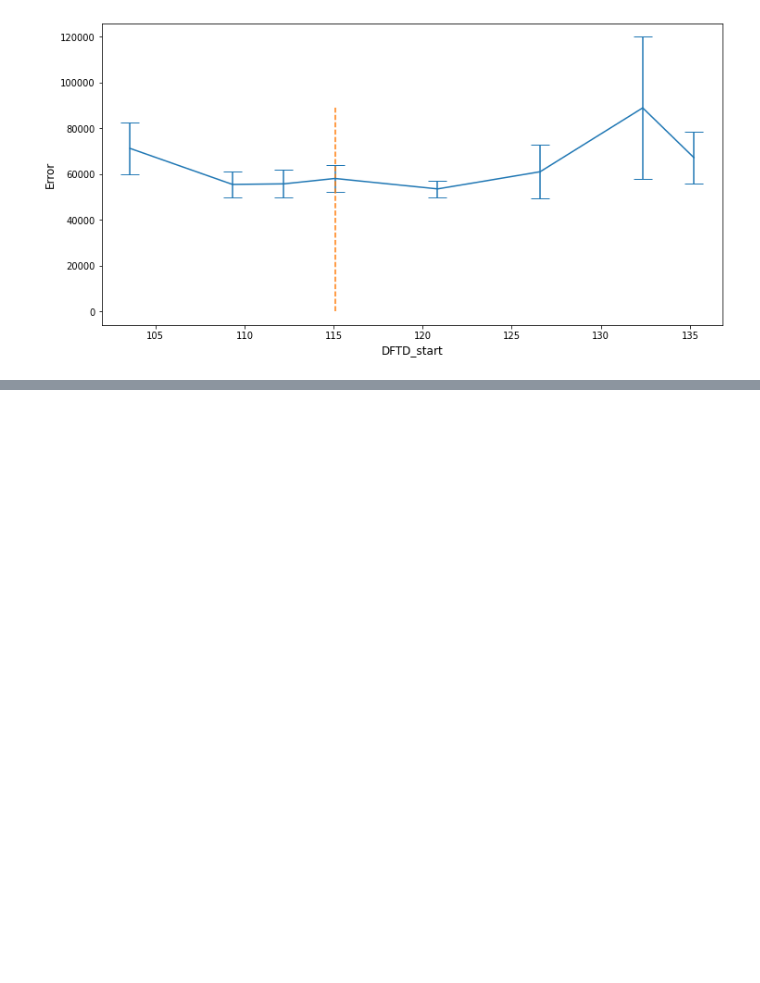
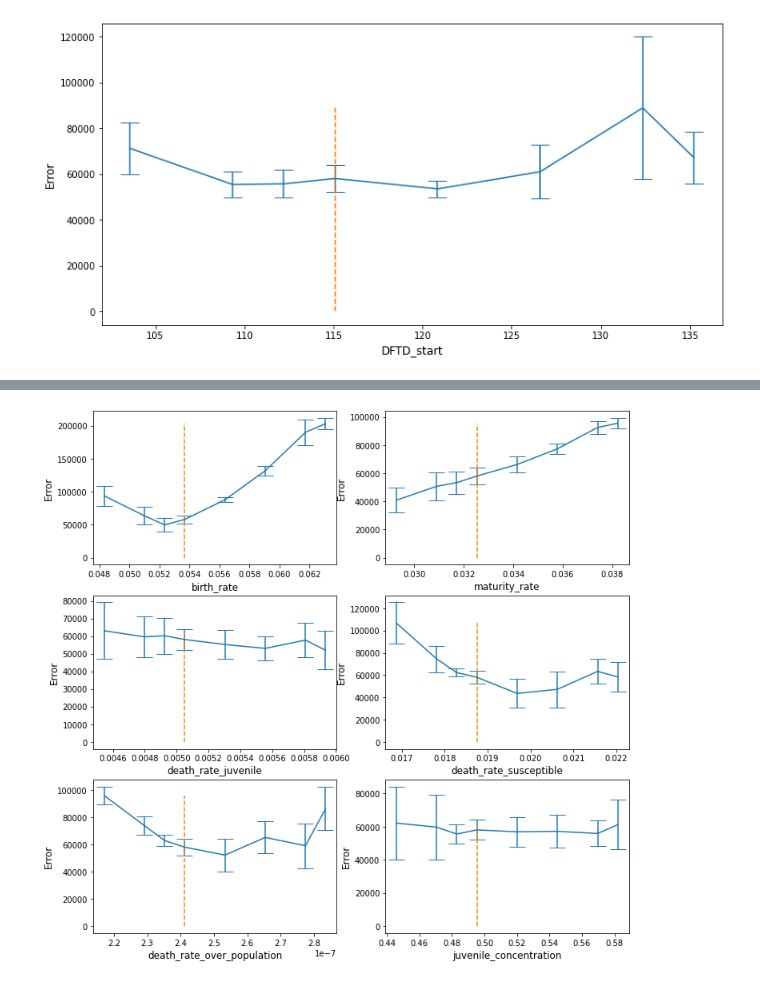
Before and after one commit to StochSS/devils_dftd_modeling, a Jupyter notebook: Remote Simulation Parameter Sweeps.ipynb, the cells around one changed output, grey strips where cells are left out. Saved outputs shown, nothing was run; the diff lists cells and outputs as text; code cells hidden in the pictures; blank space fills up the shorter version.

```diff
--- a/Remote Simulation Parameter Sweeps.ipynb
+++ b/Remote Simulation Parameter Sweeps.ipynb
@@ -353,0 +373,11 @@ for k in sweeps.keys():
+# %%
+plt.figure(figsize=[12, 12])
+pltcnt=1
+plot_sweep2('birth_rate',3, 2, pltcnt);pltcnt+=1
+plot_sweep2('maturity_rate',3, 2, pltcnt);pltcnt+=1
+plot_sweep2('death_rate_juvenile',3, 2, pltcnt);pltcnt+=1
+plot_sweep2('death_rate_susceptible',3, 2, pltcnt);pltcnt+=1
+plot_sweep2('death_rate_over_population',3, 2, pltcnt);pltcnt+=1
+plot_sweep2('juvenile_concentration',3, 2, pltcnt);pltcnt+=1
+# %% [output]
+[figure, added]
```
Also changed, not shown: parts of 6 cells of this notebook.
